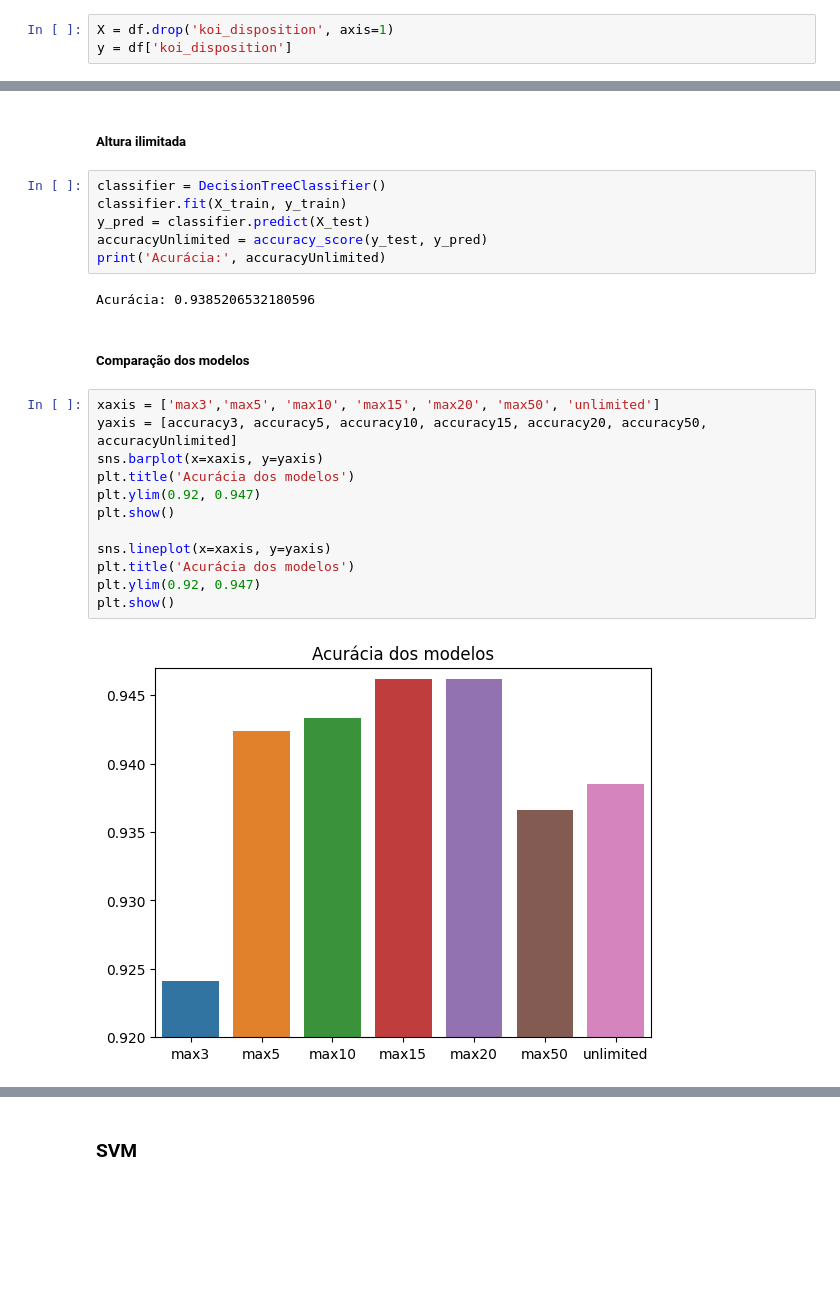
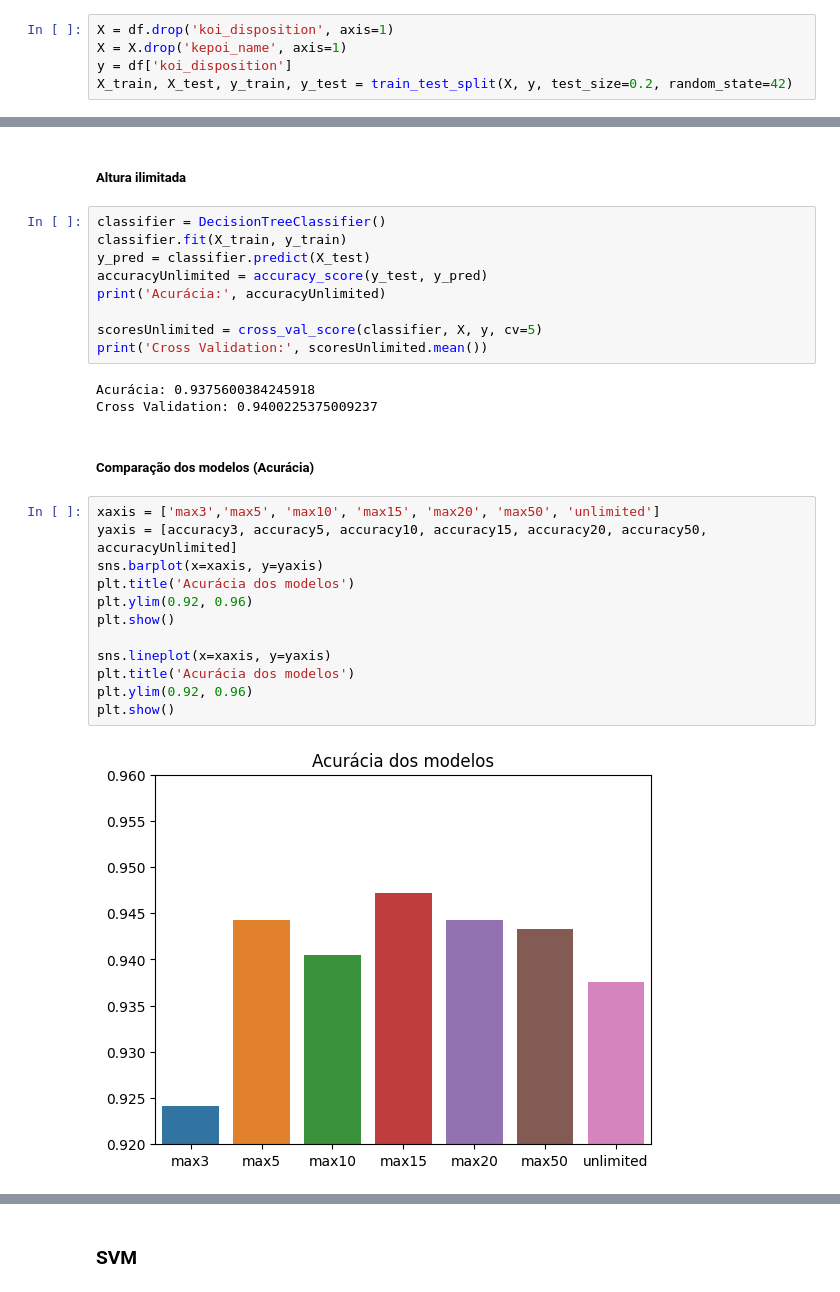
Before and after one commit to Academify/INF420-TP4, a Jupyter notebook: main.ipynb, the cells around one changed output, grey strips where cells are left out. Drawn from its saved outputs; the diff is of its cells as text; blank space fills up the shorter version.

```diff
--- a/main.ipynb
+++ b/main.ipynb
@@ -44,7 +45,9 @@ plt.show()
 #### Setup dos métodos de classificação
 # %%
 X = df.drop('koi_disposition', axis=1)
+X = X.drop('kepoi_name', axis=1)
 y = df['koi_disposition']
+X_train, X_test, y_train, y_test = train_test_split(X, y, test_size=0.2, random_state=42)
 # %% [markdown]
 ### Neive Bayes
 # %%
@@ -135,21 +167,25 @@ classifier.fit(X_train, y_train)
 y_pred = classifier.predict(X_test)
 accuracyUnlimited = accuracy_score(y_test, y_pred)
 print('Acurácia:', accuracyUnlimited)
+
+scoresUnlimited = cross_val_score(classifier, X, y, cv=5)
+print('Cross Validation:', scoresUnlimited.mean())
 # %% [output]
-Acurácia: 0.9385206532180596
+Acurácia: 0.9375600384245918
+Cross Validation: 0.9400225375009237
 # %% [markdown]
-##### Comparação dos modelos
+##### Comparação dos modelos (Acurácia)
 # %%
 xaxis = ['max3','max5', 'max10', 'max15', 'max20', 'max50', 'unlimited']
 yaxis = [accuracy3, accuracy5, accuracy10, accuracy15, accuracy20, accuracy50, accuracyUnlimited]
 sns.barplot(x=xaxis, y=yaxis)
 plt.title('Acurácia dos modelos')
-plt.ylim(0.92, 0.947)
+plt.ylim(0.92, 0.96)
 plt.show()
 
 sns.lineplot(x=xaxis, y=yaxis)
 plt.title('Acurácia dos modelos')
-plt.ylim(0.92, 0.947)
+plt.ylim(0.92, 0.96)
 plt.show()
 # %% [output]
-[figure, old version]
+[figure, new version]
```
Also changed, not shown: parts of 27 cells of this notebook.
